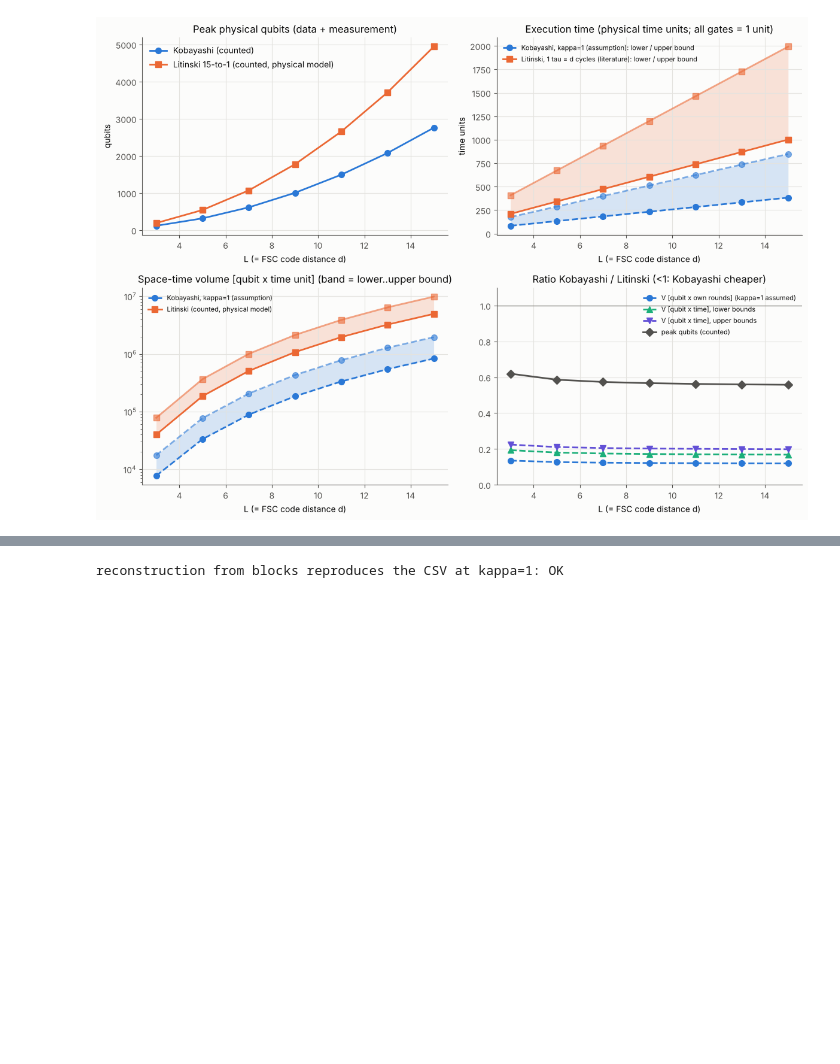
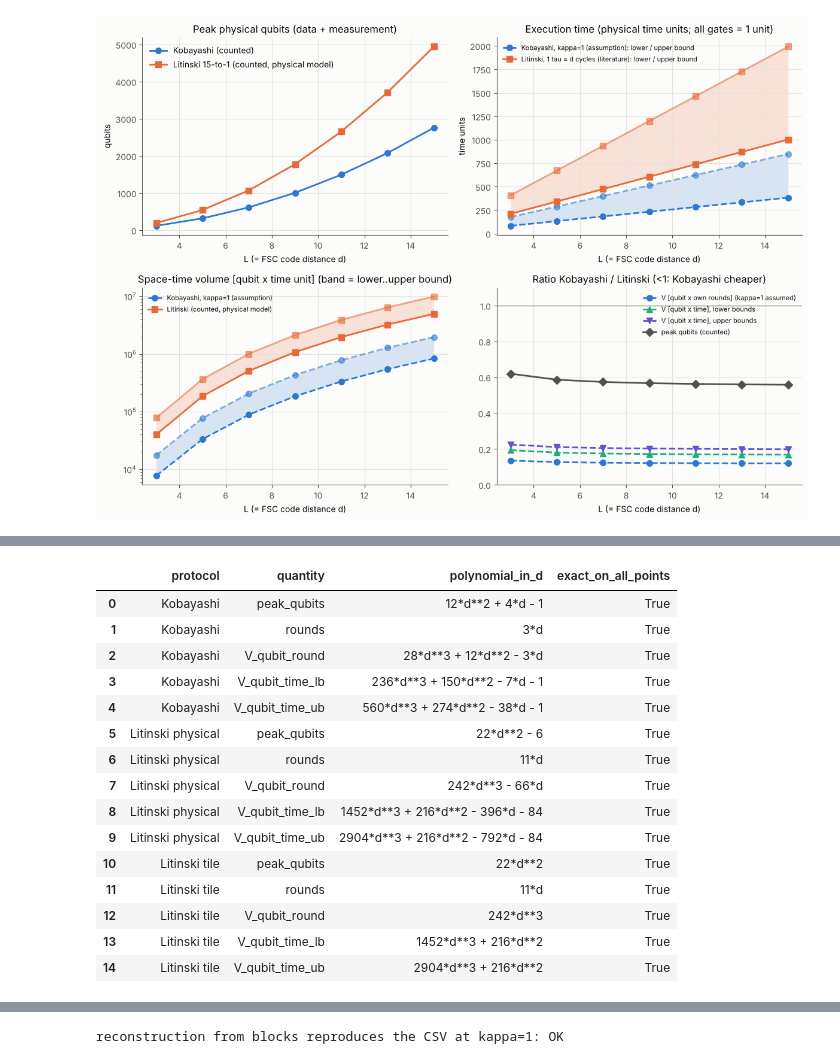
Before and after one commit to Danjobyodo/2026-10-24_StudyWithClaude, a Jupyter notebook: resource_comparison.ipynb, the cells around one changed output, grey strips where cells are left out. Cells and saved outputs as stored; diff of their text form; code cells hidden in the pictures; blank space fills up the shorter version.

```diff
--- a/resource_comparison.ipynb
+++ b/resource_comparison.ipynb
@@ -54,16 +52,3 @@ plt.rcParams.update({'figure.facecolor': '#fcfcfb', 'axes.facecolor': '#fcfcfb',
                      'font.size': 10, 'legend.frameon': False})
 C_KOB, C_LIT, C_AUX = '#2a78d6', '#eb6834', '#1baf7a'     # categorical slots 1,2,3 (validated palette)
 C_R, C_G, C_B = '#e34948', '#008300', '#2a78d6'            # colours of the r, g, b qubit species
-# %%
-need = ['d4_summary.csv', 'd4_stage_costs.csv', 'd4_blocks.json', 'msd_summary.csv', 'msd_stage_costs.csv',
-        'validation_d4.json', 'validation_msd.json']
-missing = [f for f in need if not os.path.exists(f'{RESULTS}/{f}')]
-assert not missing, f'先に main / validation ノートを実行してください: missing {missing}'
-d4s = pd.read_csv(f'{RESULTS}/d4_summary.csv'); msds = pd.read_csv(f'{RESULTS}/msd_summary.csv')
-d4st = pd.read_csv(f'{RESULTS}/d4_stage_costs.csv'); msdst = pd.read_csv(f'{RESULTS}/msd_stage_costs.csv')
-blocks = json.load(open(f'{RESULTS}/d4_blocks.json'))['blocks']
-vd4 = json.load(open(f'{RESULTS}/validation_d4.json')); vmsd = json.load(open(f'{RESULTS}/validation_msd.json'))
-D_LIST = sorted(set(d4s.d) & set(msds.d))
-print('distances:', D_LIST)
-%run -i ./common_lib.ipynb
-%run -i ./d4_lib.ipynb
@@ -71,0 +494,8 @@ distances: [3, 5, 7, 9, 11, 13, 15]
+# %%
+"""d4_lib: D4 Clifford stabilizer code (Kobayashi-Zhu-Hsin) on the bounded square lattice, transversal U, code switching, resource model."""
+import itertools, cmath
+import numpy as np
+from collections import Counter
+
+R, G, B = 0, 1, 2
+CNAME = "rgb"
@@ -71,0 +2387,11 @@ distances: [3, 5, 7, 9, 11, 13, 15]
+# %%
+D_LIST = [3, 5, 7, 9, 11, 13, 15]
+DUR = dict(DUR_UNIT)
+PARAMS = dict(DEFAULT_PARAMS)
+d4st, d4s, blocks = d4_resource_tables(D_LIST, DUR, PARAMS)
+msdst, msds, msd_per_d = msd_resource_tables(D_LIST, DUR, PARAMS)
+def _load_validation(name):
+    p = f'{RESULTS}/{name}'
+    return json.load(open(p)) if os.path.exists(p) else None
+vd4, vmsd = _load_validation('validation_d4.json'), _load_validation('validation_msd.json')
+print('distances:', D_LIST)
@@ -75,6 +2417,9 @@ FAIL があれば、その項目に依存する比較結果は信頼できない
 # %%
 rows = []
-for v in (vd4, vmsd):
+for name, v in [('D4_switching_validation', vd4), ('MSD_15to1_validation', vmsd)]:
+    if v is None:
+        rows.append(dict(notebook=name, checks=None, PASS=None, FAIL=None, not_verified='（未取得：validation ノートの結果ファイルが見つからない）'))
+        continue
     res = v['results']
     rows.append(dict(notebook=v['notebook'], checks=len(res), PASS=sum(r['status'] == 'PASS' for r in res.values()),
                      FAIL=sum(r['status'] == 'FAIL' for r in res.values()), not_verified='; '.join(v['not_verified'])))
@@ -221,3 +2543,28 @@ pd.concat([pk.assign(protocol='Kobayashi'), sel_l.assign(protocol='Litinski ' +
+# %%
+rows = []
+sel = {('Kobayashi', 'FT_ref'): K, ('Litinski physical', 'FT_ref'): Lp, ('Litinski tile', 'FT_ref'): Lt}
+for (name, model), df in sel.items():
+    for q in ['peak_qubits', 'rounds', 'V_qubit_round', 'V_qubit_time_lb', 'V_qubit_time_ub']:
+        p, ok = identify_polynomial(dict(zip(df.d, df[q])))
+        rows.append(dict(protocol=name, quantity=q, polynomial_in_d=str(p), exact_on_all_points=ok))
+poly_df = pd.DataFrame(rows); poly_df.to_csv(f'{RESULTS}/comparison_polynomials.csv', index=False); poly_df
+# %% [output]
+|  | protocol | quantity | polynomial_in_d | exact_on_all_points |
+| 0 | Kobayashi | peak_qubits | 12*d**2 + 4*d - 1 | True |
+| 1 | Kobayashi | rounds | 3*d | True |
+| 2 | Kobayashi | V_qubit_round | 28*d**3 + 12*d**2 - 3*d | True |
+| 3 | Kobayashi | V_qubit_time_lb | 236*d**3 + 150*d**2 - 7*d - 1 | True |
+| 4 | Kobayashi | V_qubit_time_ub | 560*d**3 + 274*d**2 - 38*d - 1 | True |
+| 5 | Litinski physical | peak_qubits | 22*d**2 - 6 | True |
+| 6 | Litinski physical | rounds | 11*d | True |
+| 7 | Litinski physical | V_qubit_round | 242*d**3 - 66*d | True |
+| 8 | Litinski physical | V_qubit_time_lb | 1452*d**3 + 216*d**2 - 396*d - 84 | True |
+| 9 | Litinski physical | V_qubit_time_ub | 2904*d**3 + 216*d**2 - 792*d - 84 | True |
+| 10 | Litinski tile | peak_qubits | 22*d**2 | True |
+| 11 | Litinski tile | rounds | 11*d | True |
+| 12 | Litinski tile | V_qubit_round | 242*d**3 | True |
+| 13 | Litinski tile | V_qubit_time_lb | 1452*d**3 + 216*d**2 | True |
+| 14 | Litinski tile | V_qubit_time_ub | 2904*d**3 + 216*d**2 | True |
 # %% [markdown]
 まとめると（データ＋測定量子ビット、`FT_ref`、比較A）：
 * Kobayashi：$V_{\rm qubit\cdot round} = (8\kappa_0+12\kappa_{in}+8\kappa_{out})d^3 + O(d^2)$ → $\kappa=1$ で $28d^3+\dots$
```
Also changed, not shown: parts of 43 cells of this notebook, 24 other files.
